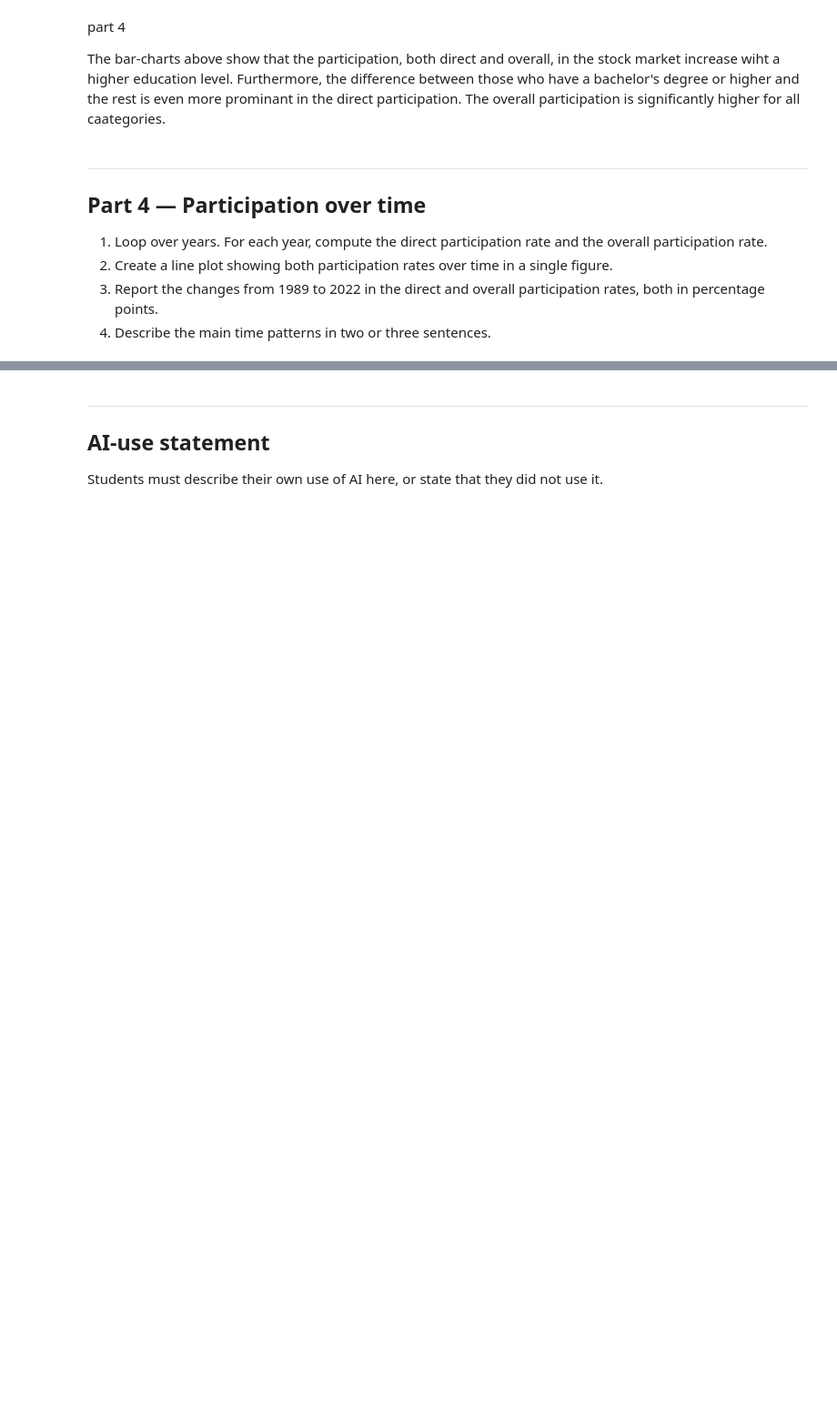
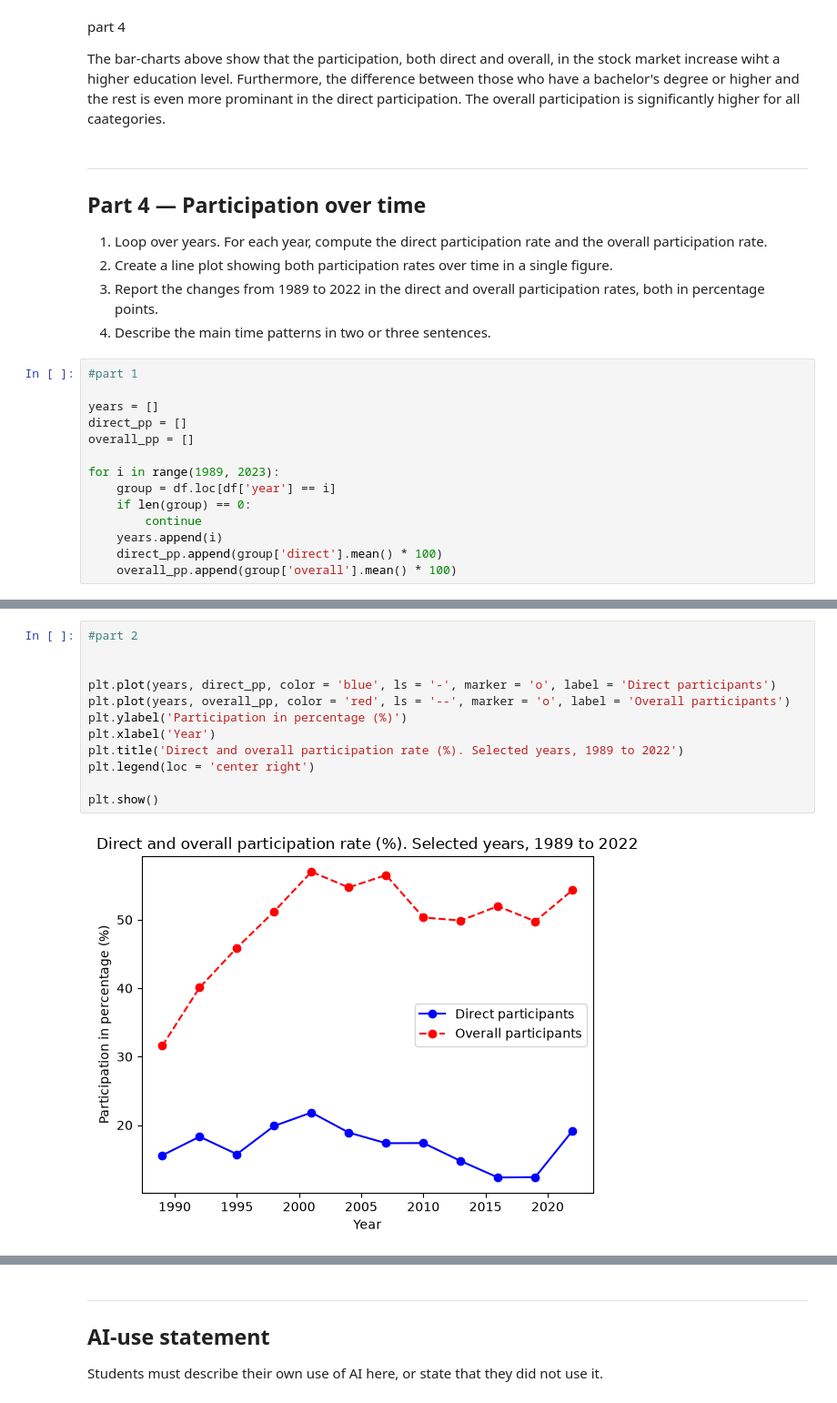
Before and after one commit to 646nwbf27y-lab/TECH2-H26-assignment3, a Jupyter notebook: assignment3.ipynb, the cells around one changed output, grey strips where cells are left out. Shown at 91% size. Cells and saved outputs as stored; diff of their text form; blank space fills up the shorter version.

```diff
--- a/assignment3.ipynb
+++ b/assignment3.ipynb
@@ -326,3 +326,17 @@ The bar-charts above show that the participation, both direct and overall, in th
 3. Report the changes from 1989 to 2022 in the direct and overall participation
    rates, both in percentage points.
 4. Describe the main time patterns in two or three sentences.
+# %%
+#part 1
+
+years = []
+direct_pp = []
+overall_pp = []
+
+for i in range(1989, 2023):
+    group = df.loc[df['year'] == i]
+    if len(group) == 0:
+        continue
+    years.append(i)
+    direct_pp.append(group['direct'].mean() * 100)
+    overall_pp.append(group['overall'].mean() * 100)
@@ -328,0 +358,14 @@ The bar-charts above show that the participation, both direct and overall, in th
+# %%
+#part 2
+
+
+plt.plot(years, direct_pp, color = 'blue', ls = '-', marker = 'o', label = 'Direct participants')
+plt.plot(years, overall_pp, color = 'red', ls = '--', marker = 'o', label = 'Overall participants')
+plt.ylabel('Participation in percentage (%)')
+plt.xlabel('Year')
+plt.title('Direct and overall participation rate (%). Selected years, 1989 to 2022')
+plt.legend(loc = 'center right')
+
+plt.show()
+# %% [output]
+[figure, added]
```
Also changed, not shown: parts of 3 cells of this notebook.
